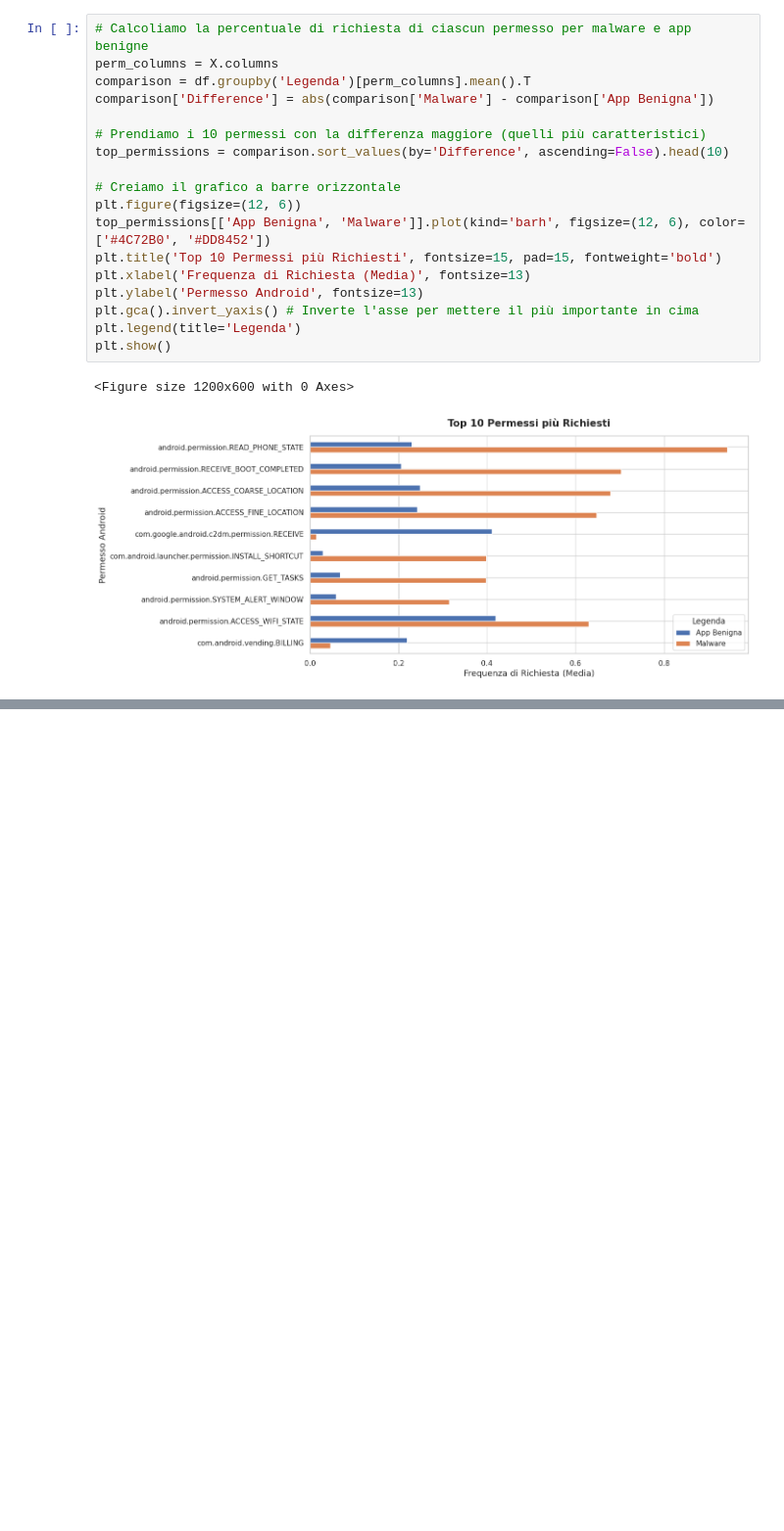
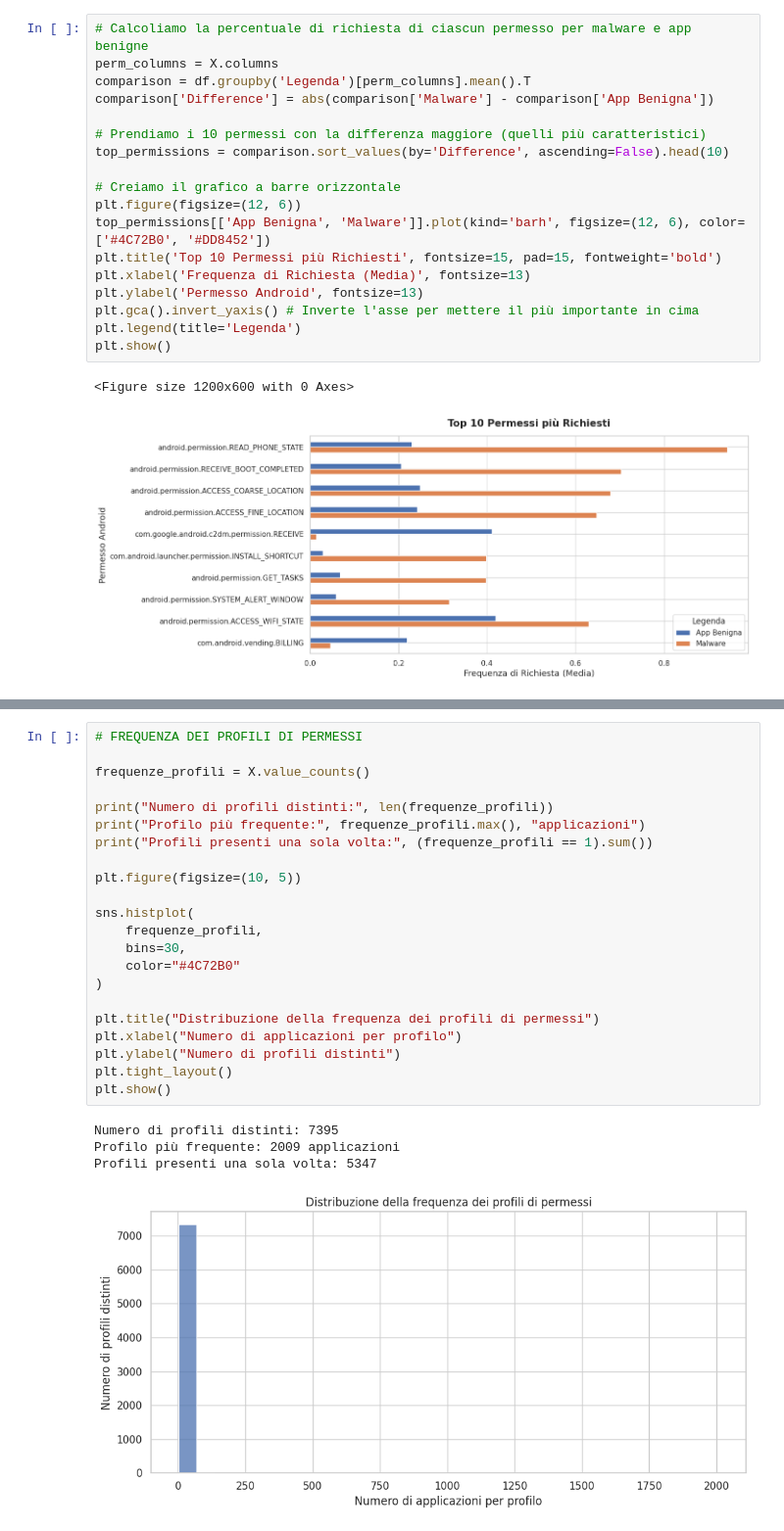
Before and after one commit to stefa54sm-ai/Analisi-DataSet, a Jupyter notebook: Analisi_Dataset.ipynb, the cells around one changed output, grey strips where cells are left out. Shown at 98% size. Drawn from its saved outputs; the diff is of its cells as text; blank space fills up the shorter version.

```diff
--- a/Analisi_Dataset.ipynb
+++ b/Analisi_Dataset.ipynb
@@ -171,0 +289,27 @@ plt.show()
+# %%
+# FREQUENZA DEI PROFILI DI PERMESSI
+
+frequenze_profili = X.value_counts()
+
+print("Numero di profili distinti:", len(frequenze_profili))
+print("Profilo più frequente:", frequenze_profili.max(), "applicazioni")
+print("Profili presenti una sola volta:", (frequenze_profili == 1).sum())
+
+plt.figure(figsize=(10, 5))
+
+sns.histplot(
+    frequenze_profili,
+    bins=30,
+    color="#4C72B0"
+)
+
+plt.title("Distribuzione della frequenza dei profili di permessi")
+plt.xlabel("Numero di applicazioni per profilo")
+plt.ylabel("Numero di profili distinti")
+plt.tight_layout()
+plt.show()
+# %% [output]
+Numero di profili distinti: 7395
+Profilo più frequente: 2009 applicazioni
+Profili presenti una sola volta: 5347
+[figure, added]
```
Also changed, not shown: parts of 10 cells of this notebook.
